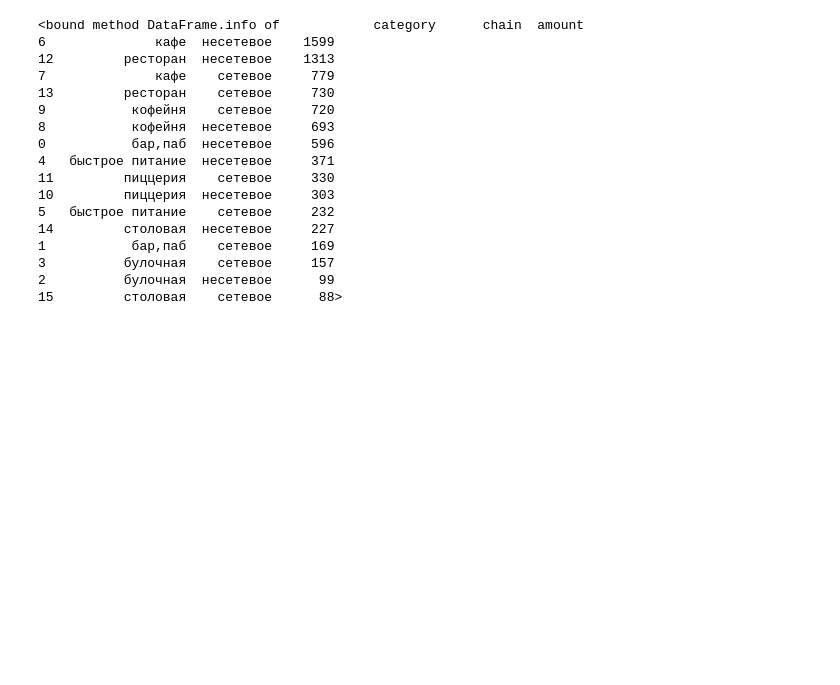
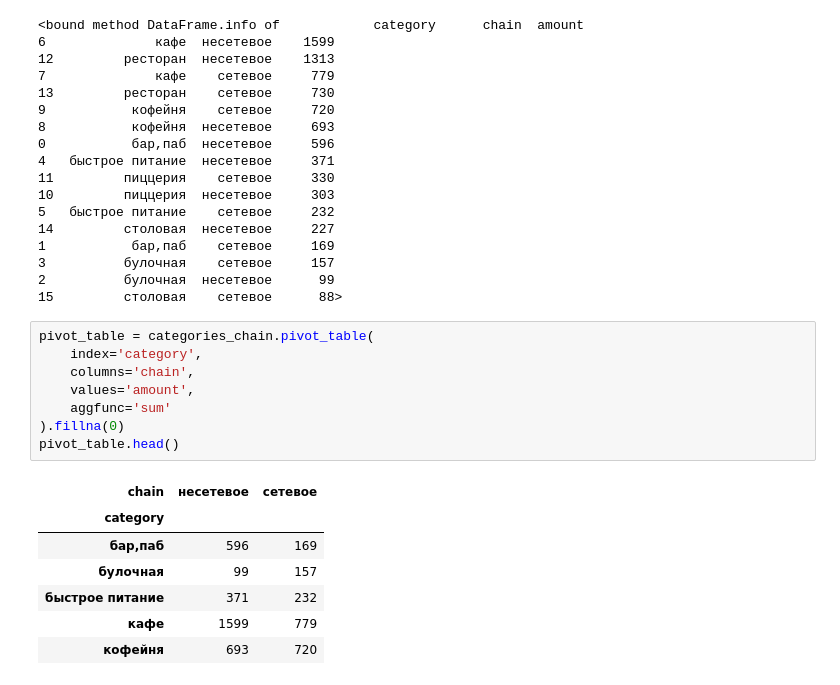
Before and after one commit to PrusovaIU/masters_degree_bi, a Jupyter notebook: Untitled.ipynb, the cells around one changed output. Cells and saved outputs as stored; diff of their text form; blank space fills up the shorter version.

```diff
--- a/Untitled.ipynb
+++ b/Untitled.ipynb
@@ -484,6 +493,22 @@ categories_chain.info
 3          булочная    сетевое     157
 2          булочная  несетевое      99
 15         столовая    сетевое      88>
+# %%
+pivot_table = categories_chain.pivot_table(
+    index='category',
+    columns='chain',
+    values='amount',
+    aggfunc='sum'
+).fillna(0)
+pivot_table.head()
+# %% [output]
+| chain | несетевое | сетевое |
+| category |  |  |
+| бар,паб | 596 | 169 |
+| булочная | 99 | 157 |
+| быстрое питание | 371 | 232 |
+| кафе | 1599 | 779 |
+| кофейня | 693 | 720 |
 # %%
 # Нормируем по строкам (каждая категория = 100%)
 pivot_percentage = pivot_table.div(pivot_table.sum(axis=1), axis=0) * 100
```
Also changed, not shown: parts of 7 cells of this notebook.
